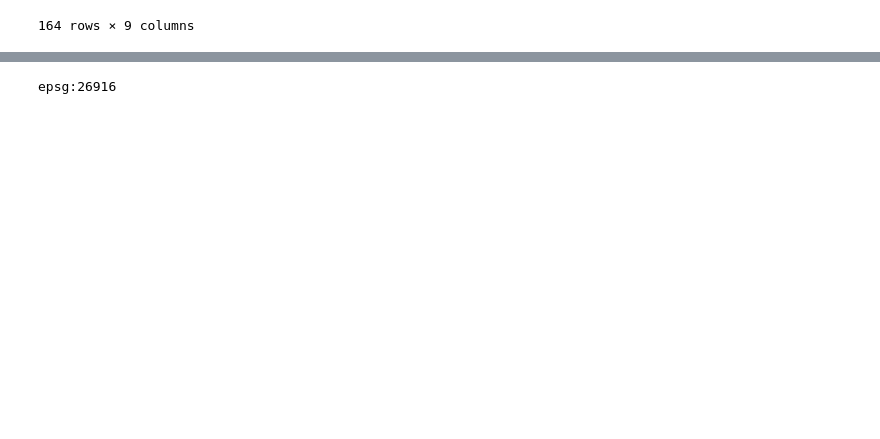
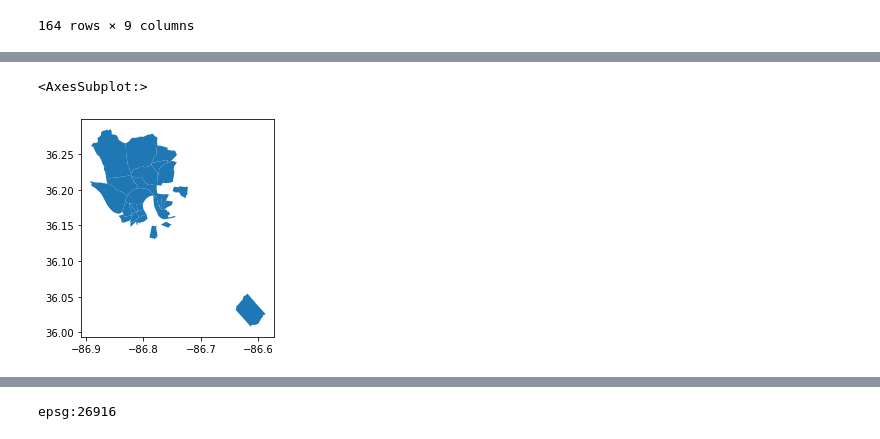
Before and after one commit to tarynpatterson/nashville-businesses-in-black-communities, a Jupyter notebook: notebooks/census_test.ipynb, the cells around one changed output, grey strips where cells are left out. Saved outputs shown, nothing was run; the diff lists cells and outputs as text; code cells hidden in the pictures; blank space fills up the shorter version.

```diff
--- a/notebooks/census_test.ipynb
+++ b/notebooks/census_test.ipynb
@@ -172,3 +173,10 @@ davidson_geo_pred_black
 | 86 | 14000US47037015630 | Census Tract 156.30, Davidson, TN | 4742.0 | 487.0 | 1428.0 | 345.0 | 2494.0 | 467.0 | POLYGON ((-86.63928 36.03182, -86... | ... |
 | 95 | 14000US47037016200 | Census Tract 162, Davidson, TN | 3074.0 | 379.0 | 935.0 | 240.0 | 1968.0 | 349.0 | POLYGON ((-86.78898 36.13514, -86... | ... |
 | 158 | 14000US47037019300 | Census Tract 193, Davidson, TN | 3428.0 | 587.0 | 624.0 | 259.0 | 2538.0 | 582.0 | POLYGON ((-86.78295 36.19177, -86... | ... |
+# %%
+polygon = davidson_geo_pred_black
+# %%
+polygon.plot()
+# %% [output]
+<AxesSubplot:>
+[figure, added]
```
Also changed, not shown: parts of 2 cells of this notebook, 1 other file.
